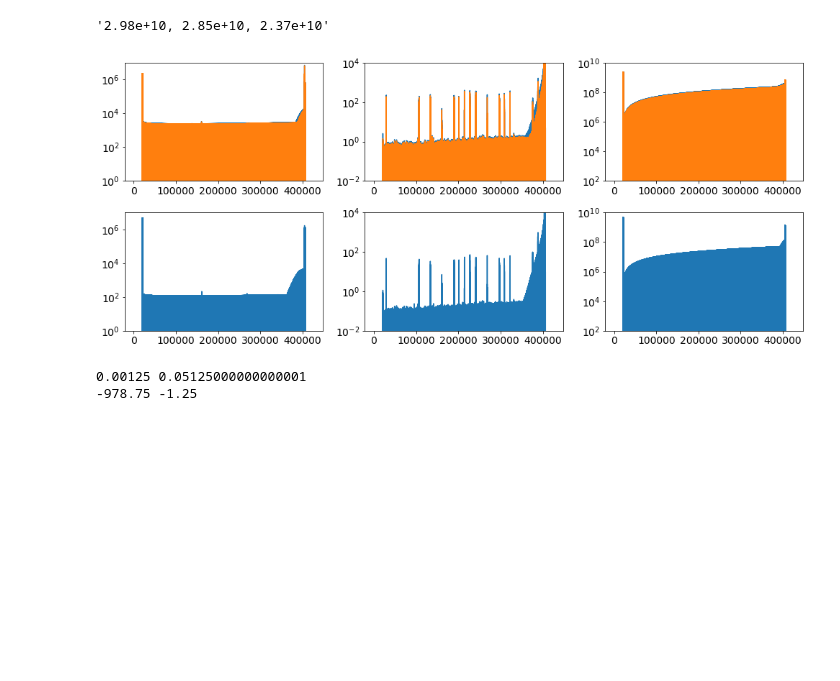
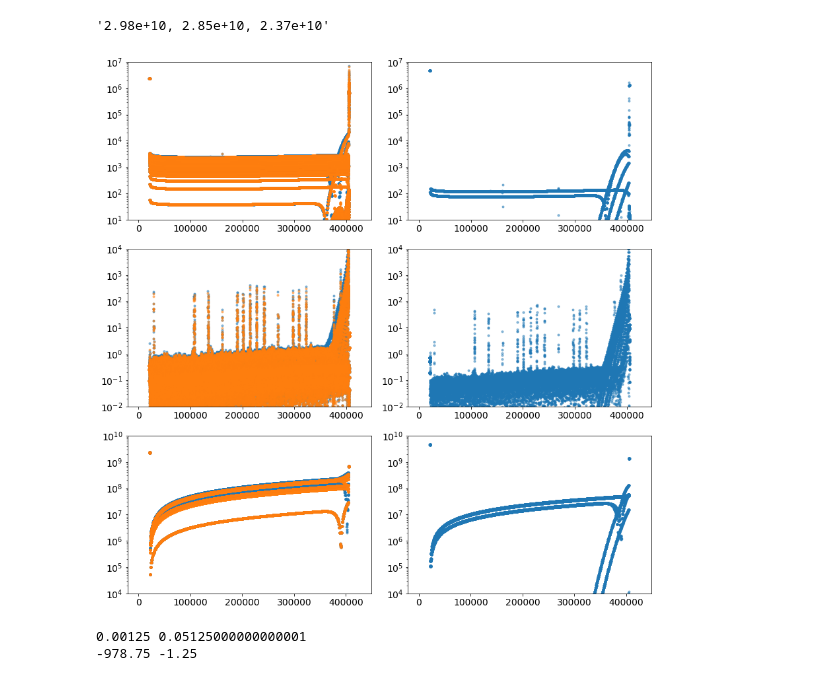
Before and after one commit to lheagy/heagy-2019-casing-ml, a Jupyter notebook: notebooks/TDEM_current_plots_src_term.ipynb, the cells around one changed output. Cells and saved outputs as stored; diff of their text form; code cells hidden in the pictures; blank space fills up the shorter version.

```diff
--- a/notebooks/TDEM_current_plots_src_term.ipynb
+++ b/notebooks/TDEM_current_plots_src_term.ipynb
@@ -473,16 +475,19 @@ viewer.widget_cross_section(
 interactive(children=(FloatText(value=1500.0, description='max_r'), FloatText(value=-10.0, description='min_de…
 <function ipywidgets.widgets.interaction._InteractFactory.__call__.<locals>.<lambda>(*args, **kwargs)>
 # %%
-plt_times = [0, 10, 28, 73, 137]
+plt_times = [0, 10, 28, 73, 118]
 clim_max = 1e-4
 clim_min = 1e-8
 clim = np.r_[clim_min, clim_max]
 
 clim_max_casing = 1e3
 clim_min_casing = 1e-8
+# clim_max_casing = 1e2
+# clim_min_casing = 1e-7
+
 clim_casing = np.r_[clim_min_casing, clim_max_casing]
 
-max_depth = 1.4*casing_l
+max_depth = 1.35*casing_l
 max_r_casing = 0.13
 top=10.
 
@@ -492,7 +497,7 @@ xlim = 1500.*np.r_[-1., 1.]
 
 # fig, ax = plt.subplots(4, len(plt_times), figsize )
 
-fig = plt.figure(figsize=(20, 5.5*len(plt_times)), dpi=50)
+fig = plt.figure(figsize=(20, 5*len(plt_times)), dpi=50)
 fig.subplots_adjust(bottom=0.8)
 
 gs = gridspec.GridSpec(len(plt_times), 2, width_ratios=[0.12, 0.85])
@@ -523,7 +528,7 @@ for i, tind in enumerate(plt_times):
         model_key='casing', show_cb=False, use_aspect=True,
         casing_outline=False, stream_opts=stream_opts
     )
-    ax1.text(1400, -1300, "Time: {:.2f} ms".format(sim.times[tind]*1e3), horizontalalignment="right", color='w', fontsize=24)
+    ax1.text(1450, -1300, "Time: {:.2f} ms".format(sim.times[tind]*1e3), horizontalalignment="right", color='w', fontsize=24)
 
     for a in [ax0, ax1]:
         a.set_title('')
@@ -553,10 +558,10 @@ for i, tind in enumerate(plt_times):
 
 plt.tight_layout()
 
-cbar_ax2 = fig.add_axes([0.09, -0.01, 0.11, 0.01])
+cbar_ax2 = fig.add_axes([0.07, -0.01, 0.11, 0.01])
 cb2 = plt.colorbar(out_casing[0], cbar_ax2, orientation='horizontal')
 cb2.set_label('Current density (A/m$^2$)')
-cb2.set_ticks([1e-8, 1e3])
+cb2.set_ticks(clim_casing)
 cb2.update_ticks()
 
 cbar_ax = fig.add_axes([0.29, -0.01, 0.42, 0.01])
@@ -866,32 +912,32 @@ sm_rhs_y = sm_rhs[mesh.vnF[0]:mesh.vnF[:2].sum()]
 jdiff_rhs_z = jdiff_rhs[mesh.vnF[:2].sum():]
 sm_rhs_z = sm_rhs[mesh.vnF[:2].sum():]
 # %%
-fig, ax = plt.subplots(2, 3, figsize=(14, 6))
+fig, ax = plt.subplots(3, 2, figsize=(12, 12))
 
-ax[0, 0].semilogy(np.abs(jdiff_rhs_x))
-ax[0, 0].semilogy(np.abs(sm_rhs_x))
-ax[1, 0].semilogy(np.abs(sm_rhs_x - jdiff_rhs_x))
+ax[0, 0].semilogy(np.abs(jdiff_rhs_x), '.', alpha=0.5)
+ax[0, 0].semilogy(np.abs(sm_rhs_x), '.', alpha=0.5)
+ax[0, 1].semilogy(np.abs(sm_rhs_x - jdiff_rhs_x), '.', alpha=0.5)
 
-ax[0, 1].semilogy(np.abs(jdiff_rhs_y))
-ax[0, 1].semilogy(np.abs(sm_rhs_y))
-ax[1, 1].semilogy(np.abs(sm_rhs_y - jdiff_rhs_y))
+ax[1, 0].semilogy(np.abs(jdiff_rhs_y), '.', alpha=0.5)
+ax[1, 0].semilogy(np.abs(sm_rhs_y), '.', alpha=0.5)
+ax[1, 1].semilogy(np.abs(sm_rhs_y - jdiff_rhs_y), '.', alpha=0.5)
 
-ax[0, 2].semilogy(np.abs(jdiff_rhs_z))
-ax[0, 2].semilogy(np.abs(sm_rhs_z))
-ax[1, 2].semilogy(np.abs(sm_rhs_z - jdiff_rhs_z))
+ax[2, 0].semilogy(np.abs(jdiff_rhs_z), '.', alpha=0.5)
+ax[2, 0].semilogy(np.abs(sm_rhs_z), '.', alpha=0.5)
+ax[2, 1].semilogy(np.abs(sm_rhs_z - jdiff_rhs_z), '.', alpha=0.5)
 
-for a in ax[:, 0]:
-    a.set_ylim([1, 1e7])
+for a in ax[0, :]:
+    a.set_ylim([1e1, 1e7])
 
-for a in ax[:, 1]:
+for a in ax[1, :]:
     a.set_ylim([1e-2, 1e4])
 
-for a in ax[:, 2]:
-    a.set_ylim([1e2, 1e10])
+for a in ax[2, :]:
+    a.set_ylim([1e4, 1e10])
 
 plt.tight_layout()
 # %% [output]
-[figure, old version]
+[figure, new version]
 # %%
 interesting_inds = np.abs(jdiff_rhs_y) > 10
 # %%
```
Also changed, not shown: parts of 22 cells of this notebook, 1 other file.
